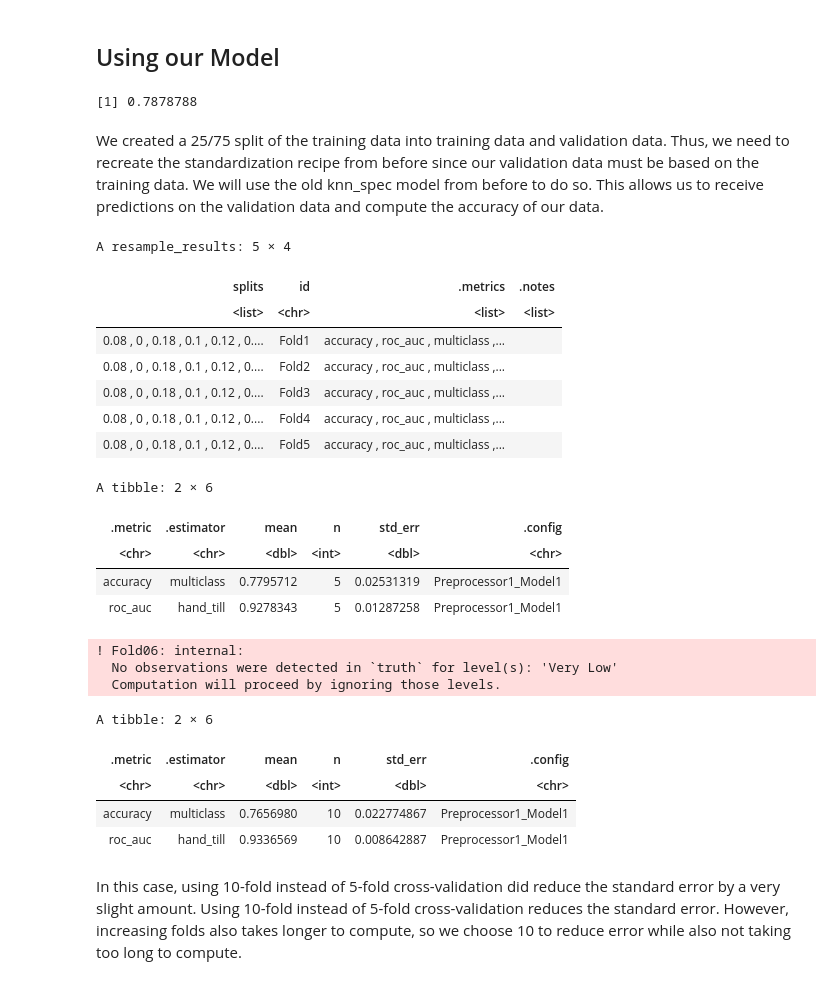
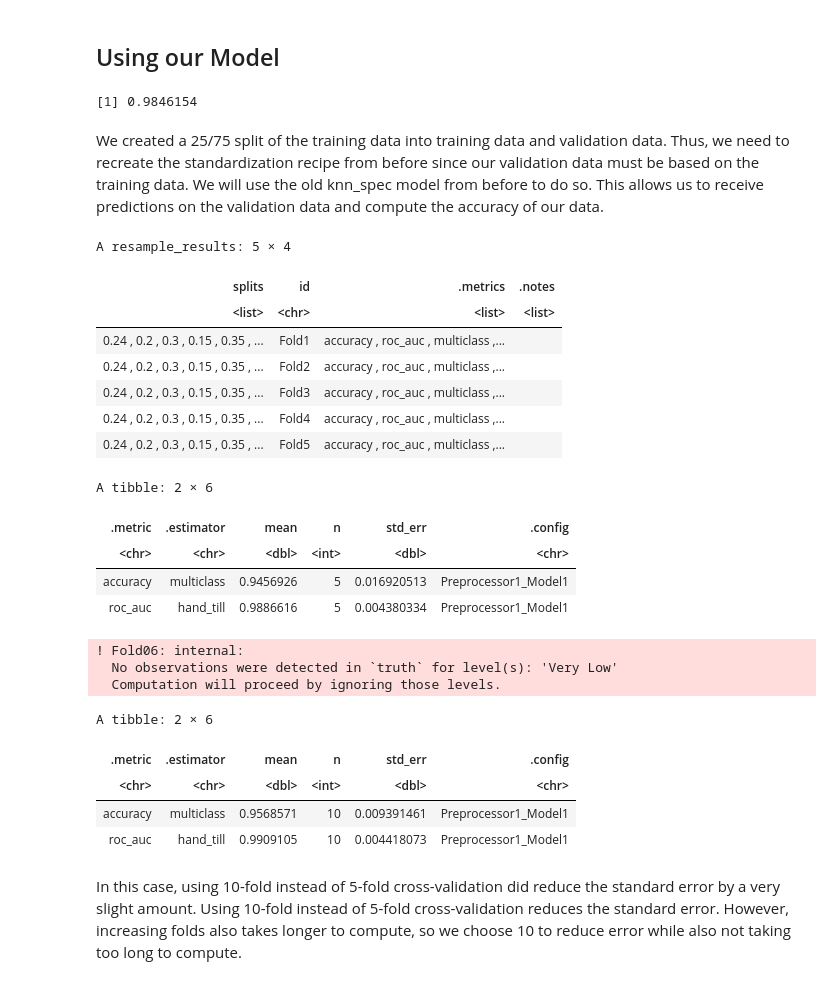
Before and after one commit to yui-ubc/dsci-100-2022w2-section006-group-27, a Jupyter notebook: Group_Project_Report (1).ipynb, the cells around one changed output. Cells and saved outputs as stored; diff of their text form; code cells hidden in the pictures.

```diff
--- a/Group_Project_Report (1).ipynb
+++ b/Group_Project_Report (1).ipynb
@@ -115,14 +115,24 @@ A tibble: 145 × 9
 The table above consists of some columns of data that we don't need, so we need to select columns that only contain the variables that we need. In this case, we need the columns STG, SCG, STR, LPR, PEG, and class, so we will use the `mutate` and `select` functions to select the columns needed.
 # %%
 # Selecting and factoring the necessary columns for our data analysis
+# print("Table 2.1: The filtered data set containing only the required variables")
+# knowledge_training <- mutate(knowledge_train, class=UNS) |>
+#          select(STG, SCG, PEG,class)
+# knowledge_training
+
+# print("Table 2.2: The filtered testing data set")
+# knowledge_testing<-mutate(knowledge_test, class=UNS)|>
+#     select(STG, SCG, PEG, class)
+# knowledge_testing
+
 print("Table 2.1: The filtered data set containing only the required variables")
 knowledge_training <- mutate(knowledge_train, class=UNS) |>
-         select(STG, SCG, PEG,class)
+         select(LPR, PEG,class)
 knowledge_training
 
 print("Table 2.2: The filtered testing data set")
 knowledge_testing<-mutate(knowledge_test, class=UNS)|>
-    select(STG, SCG, PEG, class)
+    select(LPR, PEG, class)
 knowledge_testing
 # %% [output]
 [1] "Table 2.1: The filtered data set containing only the required variables"
@@ -349,11 +373,15 @@ knowledge_validation <- testing(knowledge_split)
 
 # recreate the standardization recipe from before
 # (since it must be based on the training data)
-knowledge_recipe <- recipe(class ~ ~ STG + PEG + SCG,
+# knowledge_recipe <- recipe(class ~ ~ STG + PEG + SCG,
+#                         data = knowledge_subtrain) |>
+#   step_scale(all_predictors()) |>
+#   step_center(all_predictors())
+
+knowledge_recipe <- recipe(class ~ ~ LPR+PEG,
                         data = knowledge_subtrain) |>
   step_scale(all_predictors()) |>
   step_center(all_predictors())
-
 # fit the knn model (we can reuse the old knn_spec model from before)
 knn_fit <- workflow() |>
   add_recipe(knowledge_recipe) |>
@@ -373,34 +401,34 @@ acc <- validation_predicted |>
 
 acc
 # %% [output]
-[1] 0.7878788
+[1] 0.9846154
 # %% [markdown]
 We created a 25/75 split of the training data into training data and validation data. Thus, we need to recreate the standardization recipe from before since our validation data must be based on the training data. We will use the old knn_spec model from before to do so. This allows us to receive predictions on the validation data and compute the accuracy of our data.
 # %%
 
 knowledge_vfold <- vfold_cv(knowledge_training, v = 5, strata = class)
 
-knowledge_recipe <- recipe(class ~ STG + PEG + SCG,
+knowledge_recipe <- recipe(class ~ LPR+PEG,
                         data = knowledge_training) |>
   step_scale(all_predictors()) |>
   step_center(all_predictors())
 
 # fit the knn model
 knn_fit <- workflow() |>
   add_recipe(knowledge_recipe) |>
   add_model(knn_spec) |>
   fit_resamples(resamples = knowledge_vfold)
 
 knn_fit
 # %% [output]
 A resample_results: 5 × 4
 | splits | id | .metrics | .notes |
 | <list> | <chr> | <list> | <list> |
-| 0.08 , 0 , 0.18 , 0.1 , 0.12 , 0.... | Fold1 | accuracy , roc_auc , multiclass ,... |  |
-| 0.08 , 0 , 0.18 , 0.1 , 0.12 , 0.... | Fold2 | accuracy , roc_auc , multiclass ,... |  |
-| 0.08 , 0 , 0.18 , 0.1 , 0.12 , 0.... | Fold3 | accuracy , roc_auc , multiclass ,... |  |
-| 0.08 , 0 , 0.18 , 0.1 , 0.12 , 0.... | Fold4 | accuracy , roc_auc , multiclass ,... |  |
-| 0.08 , 0 , 0.18 , 0.1 , 0.12 , 0.... | Fold5 | accuracy , roc_auc , multiclass ,... |  |
+| 0.24 , 0.2 , 0.3 , 0.15 , 0.35 , ... | Fold1 | accuracy , roc_auc , multiclass ,... |  |
+| 0.24 , 0.2 , 0.3 , 0.15 , 0.35 , ... | Fold2 | accuracy , roc_auc , multiclass ,... |  |
+| 0.24 , 0.2 , 0.3 , 0.15 , 0.35 , ... | Fold3 | accuracy , roc_auc , multiclass ,... |  |
+| 0.24 , 0.2 , 0.3 , 0.15 , 0.35 , ... | Fold4 | accuracy , roc_auc , multiclass ,... |  |
+| 0.24 , 0.2 , 0.3 , 0.15 , 0.35 , ... | Fold5 | accuracy , roc_auc , multiclass ,... |  |
 # %%
 knn_fit |>
   collect_metrics()
@@ -408,8 +436,8 @@ knn_fit |>
 A tibble: 2 × 6
 | .metric | .estimator | mean | n | std_err | .config |
 | <chr> | <chr> | <dbl> | <int> | <dbl> | <chr> |
-| accuracy | multiclass | 0.7795712 | 5 | 0.02531319 | Preprocessor1_Model1 |
-| roc_auc | hand_till | 0.9278343 | 5 | 0.01287258 | Preprocessor1_Model1 |
+| accuracy | multiclass | 0.9456926 | 5 | 0.016920513 | Preprocessor1_Model1 |
+| roc_auc | hand_till | 0.9886616 | 5 | 0.004380334 | Preprocessor1_Model1 |
 # %%
 knowledge_vfold <- vfold_cv(knowledge_training, v = 10, strata = class)
 
@@ -427,8 +455,8 @@ vfold_knn
 A tibble: 2 × 6
 | .metric | .estimator | mean | n | std_err | .config |
 | <chr> | <chr> | <dbl> | <int> | <dbl> | <chr> |
-| accuracy | multiclass | 0.7656980 | 10 | 0.022774867 | Preprocessor1_Model1 |
-| roc_auc | hand_till | 0.9336569 | 10 | 0.008642887 | Preprocessor1_Model1 |
+| accuracy | multiclass | 0.9568571 | 10 | 0.009391461 | Preprocessor1_Model1 |
+| roc_auc | hand_till | 0.9909105 | 10 | 0.004418073 | Preprocessor1_Model1 |
 # %% [markdown]
 In this case, using 10-fold instead of 5-fold cross-validation did reduce the standard error by a very slight amount. Using 10-fold instead of 5-fold cross-validation reduces the standard error. However, increasing folds also takes longer to compute, so we choose 10 to reduce error while also not taking too long to compute.
 # %%
```
Also changed, not shown: parts of 12 cells of this notebook.
